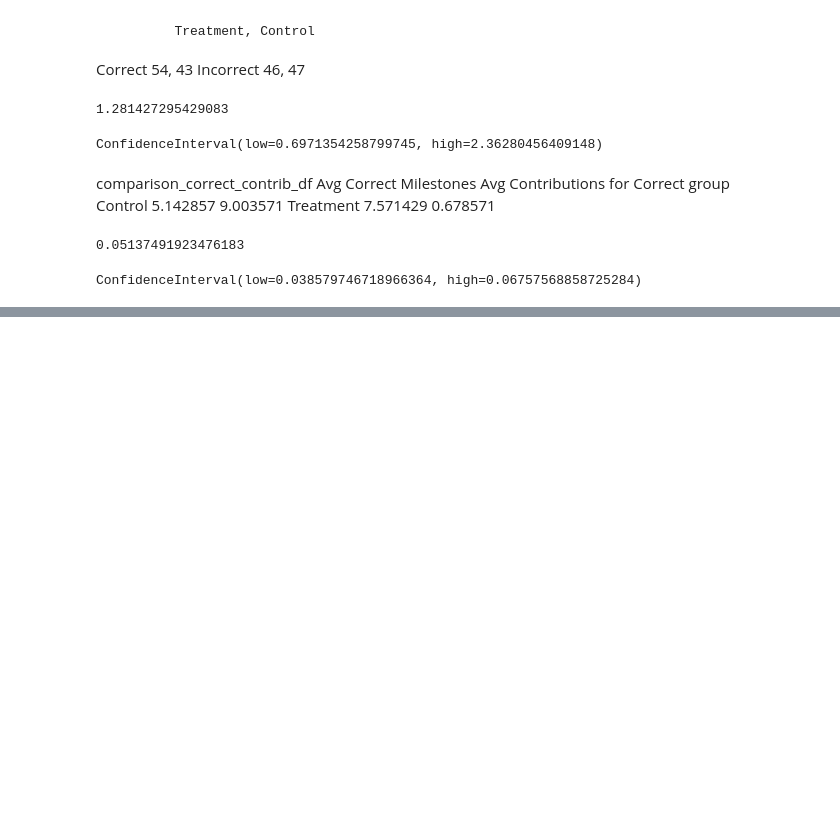
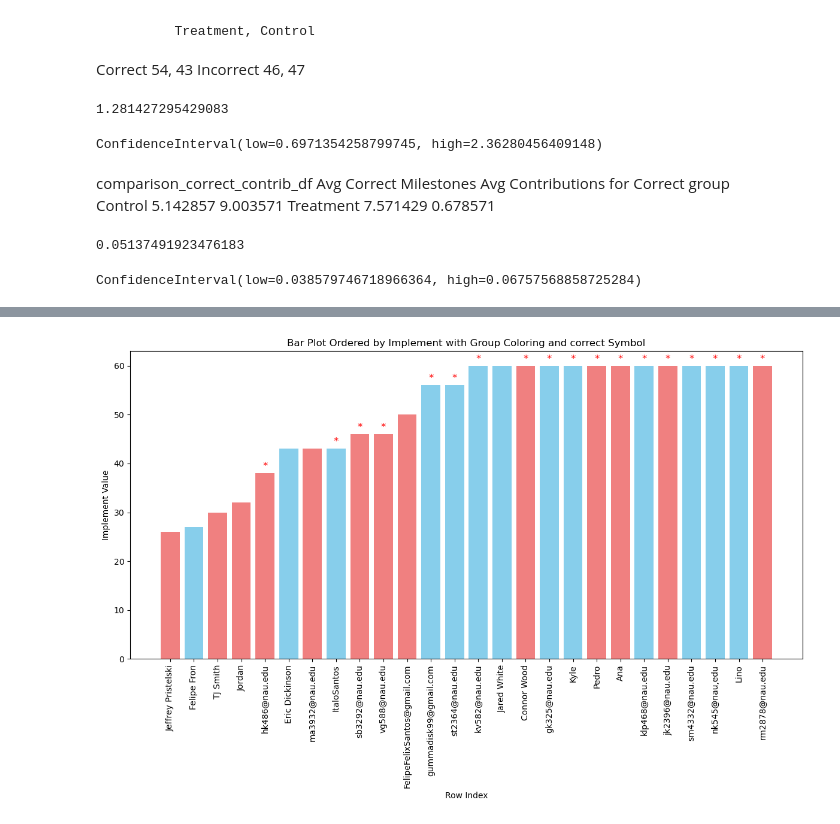
Before and after one commit to fabiojavamarcos/MilestonesExperiments, a Jupyter notebook: plots-Nov24.ipynb, the cells around one changed output, grey strips where cells are left out. Saved outputs shown, nothing was run; the diff lists cells and outputs as text; code cells hidden in the pictures; blank space fills up the shorter version.

```diff
--- a/plots-Nov24.ipynb
+++ b/plots-Nov24.ipynb
@@ -868,0 +940,22 @@ ConfidenceInterval(low=0.038579746718966364, high=0.06757568858725284)
+# %%
+# Create a bar plot for each row ordered by 'implement'
+plt.figure(figsize=(12, 8))
+bars = plt.bar(df_sorted['Participant'], df_sorted['implement'], color=colors)
+
+# Add symbols on top of the bars where 'sound' column equals 'n'
+for bar, sound_value in zip(bars, df_sorted['correct']):
+    if sound_value == 'n':
+        plt.text(bar.get_x() + bar.get_width() / 2, bar.get_height() + 0.5, '*',
+                 ha='center', va='bottom', color='red', fontsize=12)
+
+# Add labels and formatting
+plt.title('Bar Plot Ordered by Implement with Group Coloring and correct Symbol')
+plt.xlabel('Row Index')
+plt.ylabel('Implement Value')
+plt.xticks(rotation=90)  # Rotate x-axis labels for clarity
+plt.tight_layout()
+
+# Show the plot
+plt.show()
+# %% [output]
+[figure, added]
```
Also changed, not shown: parts of 3 cells of this notebook, 3 other files.
